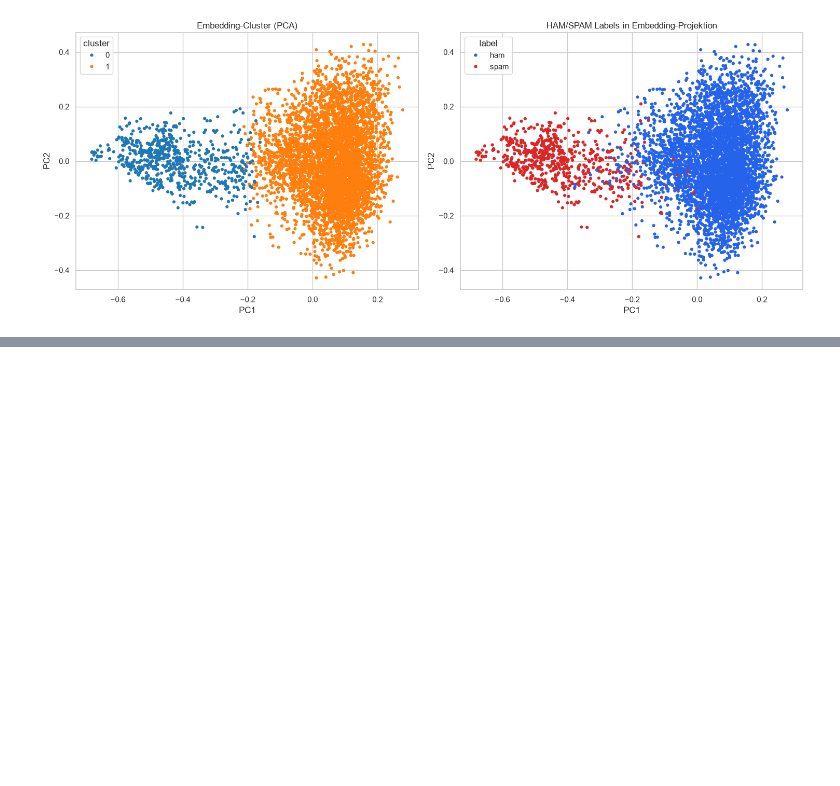
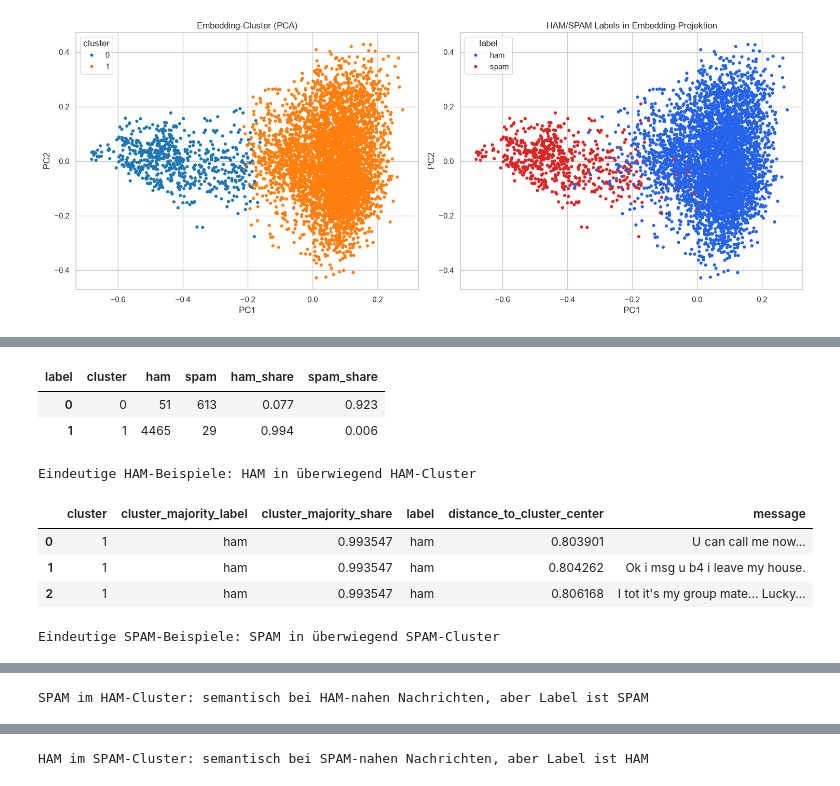
Before and after one commit to derZeiner/a1-bewerbung, a Jupyter notebook: 04_2_genai_clustering.ipynb, the cells around one changed output, grey strips where cells are left out. Drawn from its saved outputs; the diff is of its cells as text; code cells hidden in the pictures; blank space fills up the shorter version.

```diff
--- a/04_2_genai_clustering.ipynb
+++ b/04_2_genai_clustering.ipynb
@@ -229,0 +431,62 @@ Dieses Vorgehen clustert nicht nach bekannten HAM/SPAM-Labels, sondern nach sema
+# %%
+cluster_label_counts = pd.crosstab(df_clustered["cluster"], df_clustered["label"])
+cluster_label_shares = cluster_label_counts.div(cluster_label_counts.sum(axis=1), axis=0)
+cluster_majority = cluster_label_shares.idxmax(axis=1).rename("cluster_majority_label")
+cluster_majority_share = cluster_label_shares.max(axis=1).rename("cluster_majority_share")
+
+example_df = df_clustered.copy()
+example_df["cluster_majority_label"] = example_df["cluster"].map(cluster_majority)
+example_df["cluster_majority_share"] = example_df["cluster"].map(cluster_majority_share)
+example_df["distance_to_cluster_center"] = distances[np.arange(len(example_df)), example_df["cluster"].to_numpy()]
+
+summary_for_examples = pd.concat([cluster_label_counts, cluster_label_shares.add_suffix("_share")], axis=1).reset_index()
+display(summary_for_examples.round(3))
+
+
+def show_examples(title, condition, n=3):
+    cols = [
+        "cluster",
+        "cluster_majority_label",
+        "cluster_majority_share",
+        "label",
+        "distance_to_cluster_center",
+        "message",
+    ]
+    subset = (
+        example_df.loc[condition, cols]
+        .sort_values(["cluster_majority_share", "distance_to_cluster_center"], ascending=[False, True])
+        .head(n)
+        .reset_index(drop=True)
+    )
+    print(title)
+    if subset.empty:
+        print("Keine Beispiele für diese Kategorie gefunden.")
+    else:
+        display(subset)
+
+show_examples(
+    "Eindeutige HAM-Beispiele: HAM in überwiegend HAM-Cluster",
+    (example_df["label"] == "ham") & (example_df["cluster_majority_label"] == "ham"),
+)
+show_examples(
+    "Eindeutige SPAM-Beispiele: SPAM in überwiegend SPAM-Cluster",
+    (example_df["label"] == "spam") & (example_df["cluster_majority_label"] == "spam"),
+)
+show_examples(
+    "SPAM im HAM-Cluster: semantisch bei HAM-nahen Nachrichten, aber Label ist SPAM",
+    (example_df["label"] == "spam") & (example_df["cluster_majority_label"] == "ham"),
+)
+show_examples(
+    "HAM im SPAM-Cluster: semantisch bei SPAM-nahen Nachrichten, aber Label ist HAM",
+    (example_df["label"] == "ham") & (example_df["cluster_majority_label"] == "spam"),
+)
+# %% [output]
+| label | cluster | ham | spam | ham_share | spam_share |
+| 0 | 0 | 51 | 613 | 0.077 | 0.923 |
+| 1 | 1 | 4465 | 29 | 0.994 | 0.006 |
+Eindeutige HAM-Beispiele: HAM in überwiegend HAM-Cluster
+|  | cluster | cluster_majority_label | cluster_majority_share | label | distance_to_cluster_center | message |
+| 0 | 1 | ham | 0.993547 | ham | 0.803901 | U can call me now... |
+| 1 | 1 | ham | 0.993547 | ham | 0.804262 | Ok i msg u b4 i leave my house. |
+| 2 | 1 | ham | 0.993547 | ham | 0.806168 | I tot it's my group mate... Lucky... |
+Eindeutige SPAM-Beispiele: SPAM in überwiegend SPAM-Cluster
@@ -229,0 +497 @@ Dieses Vorgehen clustert nicht nach bekannten HAM/SPAM-Labels, sondern nach sema
+SPAM im HAM-Cluster: semantisch bei HAM-nahen Nachrichten, aber Label ist SPAM
@@ -229,0 +502 @@ Dieses Vorgehen clustert nicht nach bekannten HAM/SPAM-Labels, sondern nach sema
+HAM im SPAM-Cluster: semantisch bei SPAM-nahen Nachrichten, aber Label ist HAM
```
Also changed, not shown: parts of 12 cells of this notebook, 2 other files.
